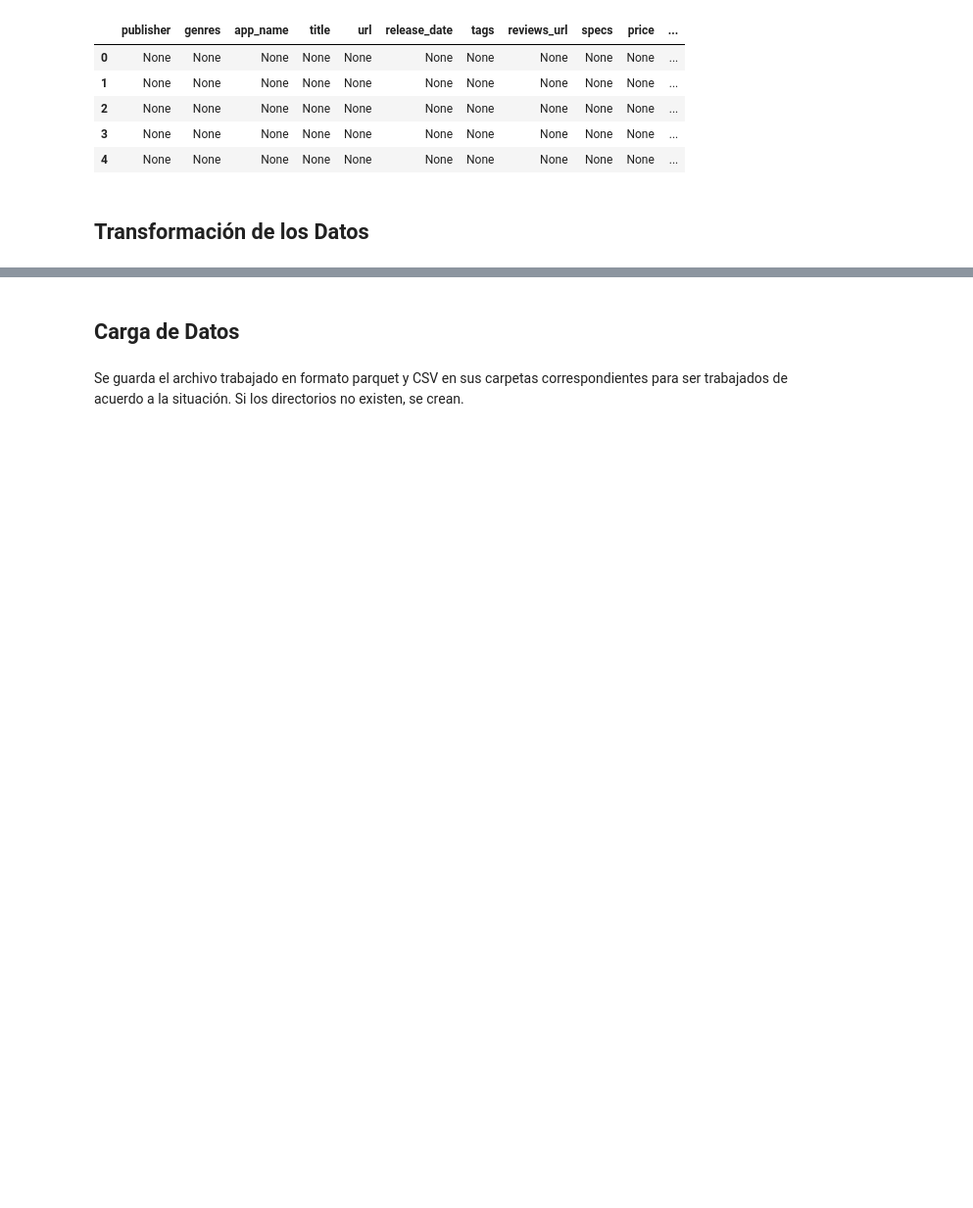
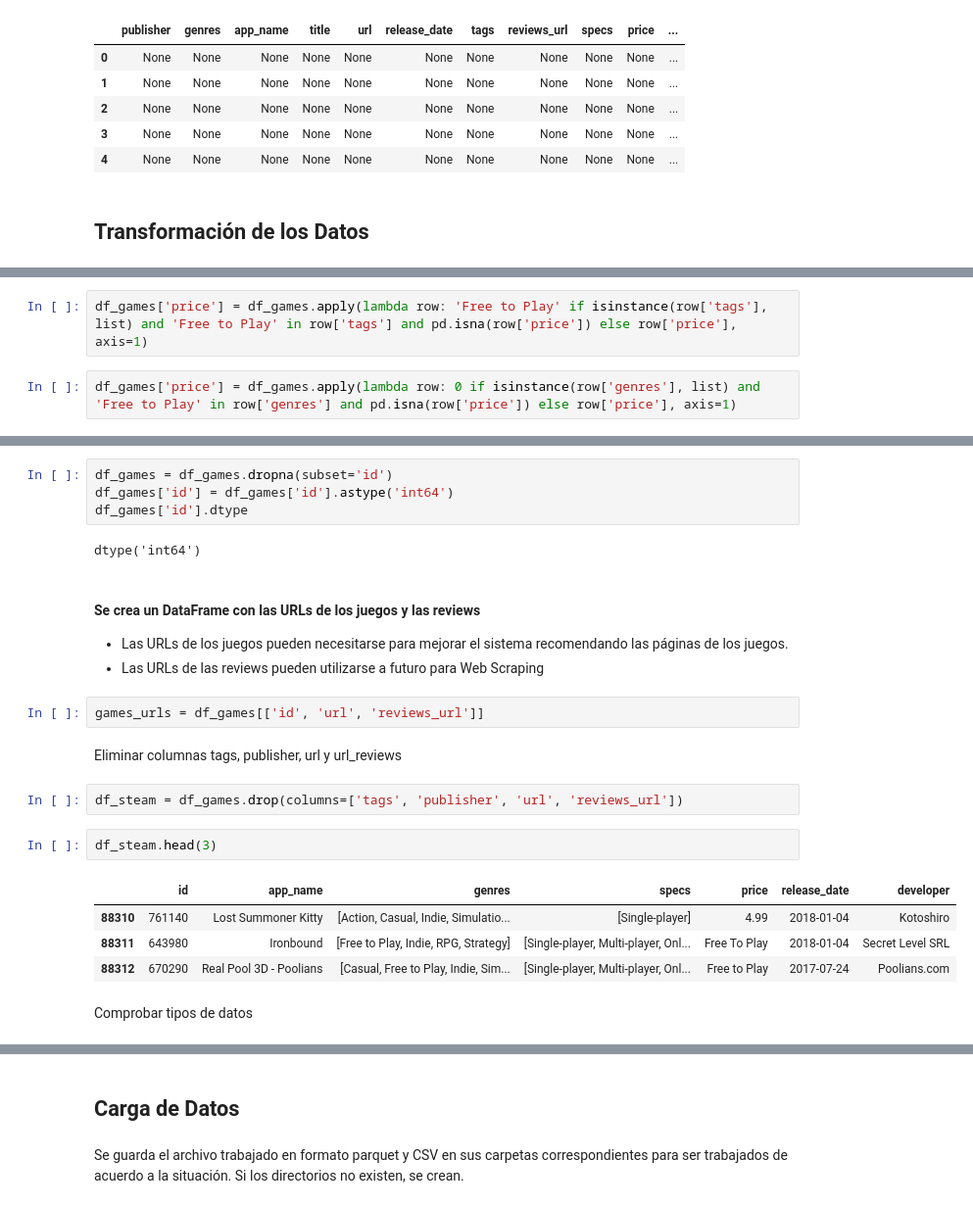
Before and after one commit to DataSciGina/VideoGameRecommender, a Jupyter notebook: ETL/ETL_steam_games.ipynb, the cells around one changed output, grey strips where cells are left out. Shown at 98% size. Drawn from its saved outputs; the diff is of its cells as text; blank space fills up the shorter version.

```diff
--- a/ETL/ETL_steam_games.ipynb
+++ b/ETL/ETL_steam_games.ipynb
@@ -95,0 +158,4 @@ final_review.head()
+# %%
+df_games['price'] = df_games.apply(lambda row: 'Free to Play' if isinstance(row['tags'], list) and 'Free to Play' in row['tags'] and pd.isna(row['price']) else row['price'], axis=1)
+# %%
+df_games['price'] = df_games.apply(lambda row: 0 if isinstance(row['genres'], list) and 'Free to Play' in row['genres'] and pd.isna(row['price']) else row['price'], axis=1)
@@ -95,0 +180,25 @@ final_review.head()
+# %%
+df_games = df_games.dropna(subset='id')
+df_games['id'] = df_games['id'].astype('int64')
+df_games['id'].dtype
+# %% [output]
+dtype('int64')
+# %% [markdown]
+#### Se crea un DataFrame con las URLs de los juegos y las reviews
+- Las URLs de los juegos pueden necesitarse para mejorar el sistema recomendando las páginas de los juegos.
+- Las URLs de las reviews pueden utilizarse a futuro para Web Scraping
+# %%
+games_urls = df_games[['id', 'url', 'reviews_url']]
+# %% [markdown]
+Eliminar columnas tags, publisher, url y url_reviews
+# %%
+df_steam = df_games.drop(columns=['tags', 'publisher', 'url', 'reviews_url'])
+# %%
+df_steam.head(3)
+# %% [output]
+|  | id | app_name | genres | specs | price | release_date | developer |
+| 88310 | 761140 | Lost Summoner Kitty | [Action, Casual, Indie, Simulatio... | [Single-player] | 4.99 | 2018-01-04 | Kotoshiro |
+| 88311 | 643980 | Ironbound | [Free to Play, Indie, RPG, Strategy] | [Single-player, Multi-player, Onl... | Free To Play | 2018-01-04 | Secret Level SRL |
+| 88312 | 670290 | Real Pool 3D - Poolians | [Casual, Free to Play, Indie, Sim... | [Single-player, Multi-player, Onl... | Free to Play | 2017-07-24 | Poolians.com |
+# %% [markdown]
+Comprobar tipos de datos
```
Also changed, not shown: parts of 57 cells of this notebook, 6 other files.
